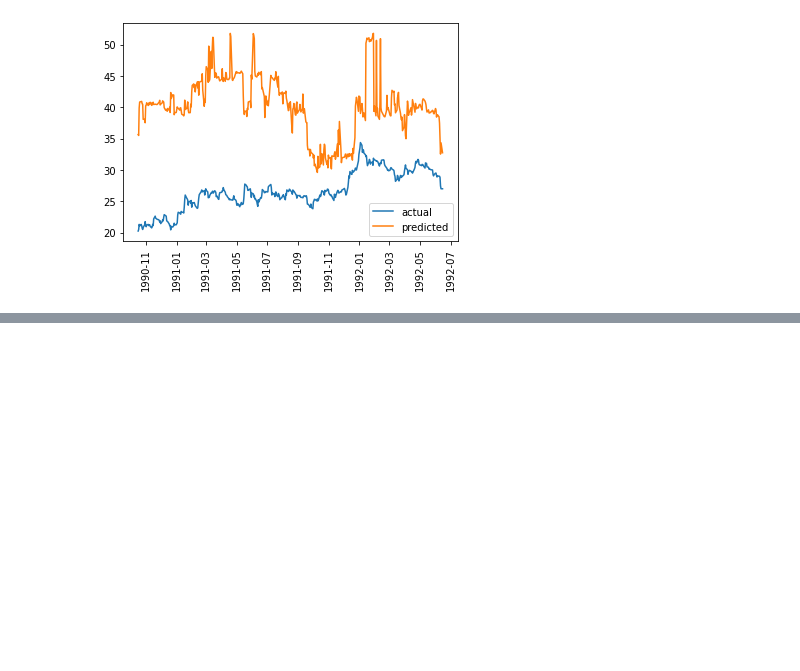
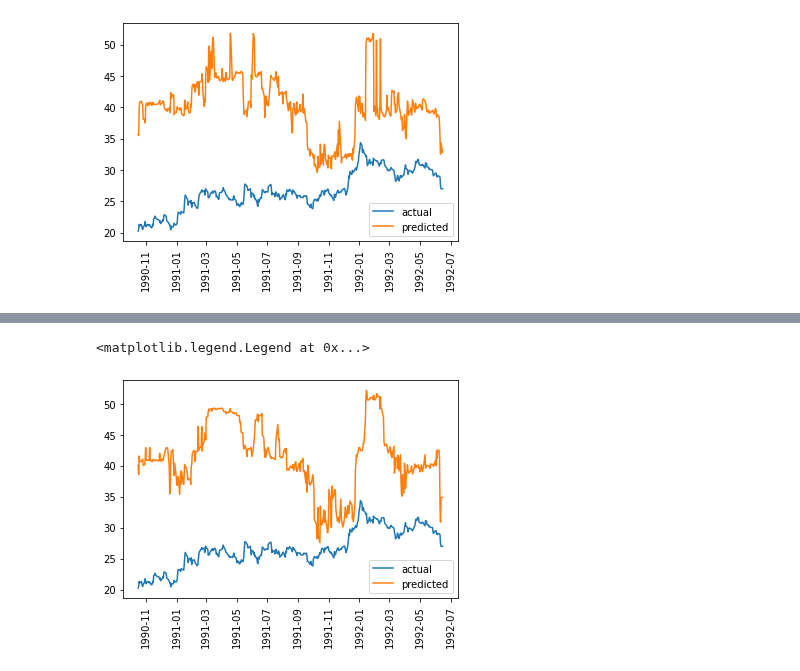
Before and after one commit to jeremylee73/differential-capital, a Jupyter notebook: Anjali.ipynb, the cells around one changed output, grey strips where cells are left out. Cells and saved outputs as stored; diff of their text form; code cells hidden in the pictures; blank space fills up the shorter version.

```diff
--- a/Anjali.ipynb
+++ b/Anjali.ipynb
@@ -254,0 +265,6 @@ plt.legend()
+# %%
+# scale data
+t = MinMaxScaler()
+t.fit(X_train)
+X_train = t.transform(X_train)
+X_test = t.transform(X_test)
@@ -254,0 +349,13 @@ plt.legend()
+# %%
+#Compressing the input data using Encoder Model and fitting it on the Logistic Regression model.
+# load the model from file
+encoder = load_model('encoder.h5')
+
+# encode the train data
+X_train_encode = encoder.predict(X_train)
+# encode the test data
+X_test_encode = encoder.predict(X_test)
+# define the model
+auto_rf = RandomForestRegressor()
+# fit the model on the training set
+auto_rf.fit(X_train_encode, y_train)
@@ -254,0 +365,15 @@ plt.legend()
+# %%
+#Evaluate on test set
+auto_test_pred = pd.DataFrame(auto_rf.predict(X_test_encode))
+auto_test_pred.index = y_test.index
+auto_test_eval = pd.concat([y_test, auto_test_pred], axis = 1)
+auto_test_eval.columns = ['actual', 'predicted']
+# %%
+#Visualize
+plt.plot(auto_test_eval['actual'], label = 'actual')
+plt.plot(auto_test_eval['predicted'], label = 'predicted')
+plt.xticks(rotation = 90)
+plt.legend()
+# %% [output]
+<matplotlib.legend.Legend at 0x...>
+[figure, added]
```
Also changed, not shown: parts of 8 cells of this notebook, 1 other file.
